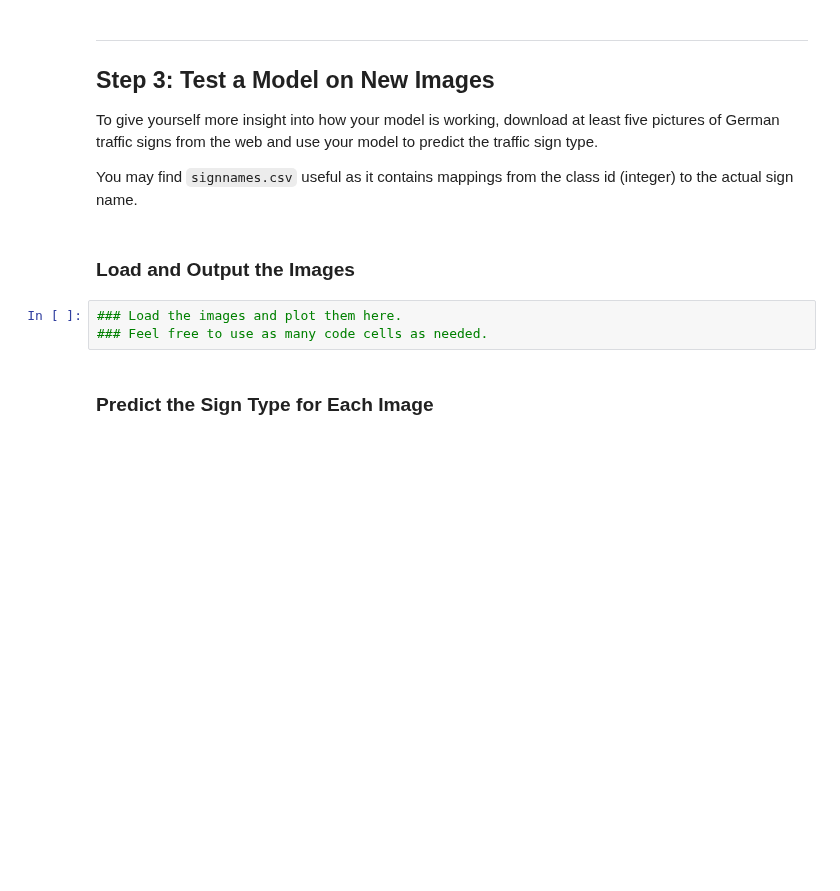
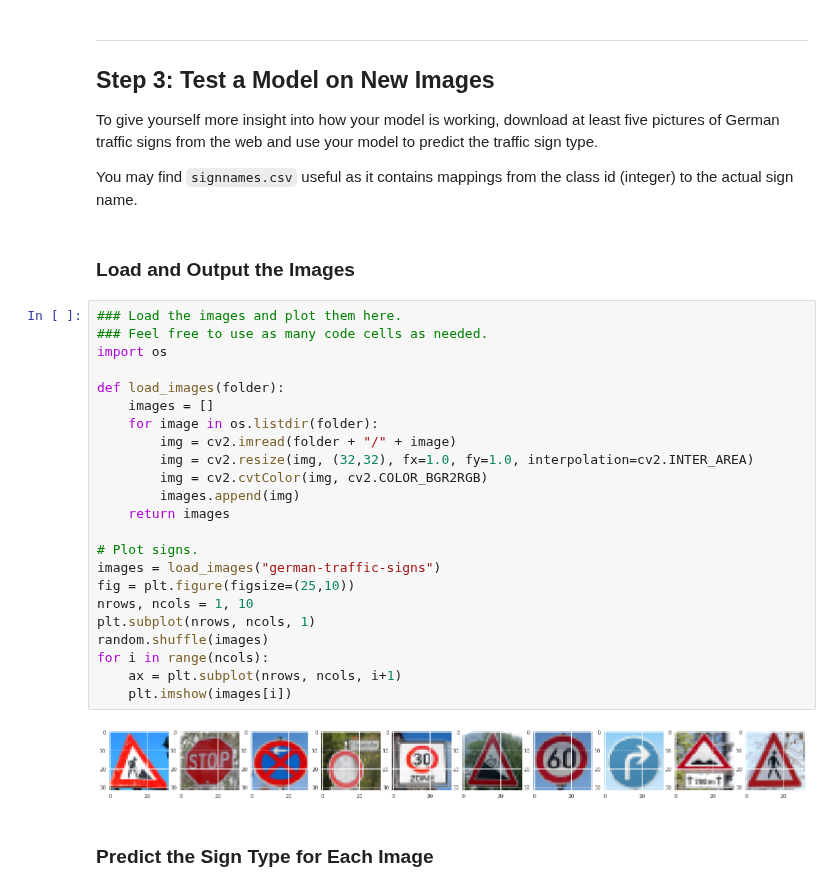
Before and after one commit to adhulipa/CarND-Traffic-Sign-Classifier-Project, a Jupyter notebook: Traffic_Sign_Classifier.ipynb, the cells around one changed output. Drawn from its saved outputs; the diff is of its cells as text; blank space fills up the shorter version.

```diff
--- a/Traffic_Sign_Classifier.ipynb
+++ b/Traffic_Sign_Classifier.ipynb
@@ -818,9 +662,31 @@ To give yourself more insight into how your model is working, download at least
 You may find `signnames.csv` useful as it contains mappings from the class id (integer) to the actual sign name.
 # %% [markdown]
 ### Load and Output the Images
-# %%
-### Load the images and plot them here.
-### Feel free to use as many code cells as needed.
+# %%
+### Load the images and plot them here.
+### Feel free to use as many code cells as needed.
+import os
+
+def load_images(folder):
+    images = []
+    for image in os.listdir(folder):
+        img = cv2.imread(folder + "/" + image)
+        img = cv2.resize(img, (32,32), fx=1.0, fy=1.0, interpolation=cv2.INTER_AREA)
+        img = cv2.cvtColor(img, cv2.COLOR_BGR2RGB)
+        images.append(img)
+    return images
+
+# Plot signs.
+images = load_images("german-traffic-signs")
+fig = plt.figure(figsize=(25,10))
+nrows, ncols = 1, 10
+plt.subplot(nrows, ncols, 1)
+random.shuffle(images)
+for i in range(ncols):
+    ax = plt.subplot(nrows, ncols, i+1)
+    plt.imshow(images[i])
+# %% [output]
+[figure, added]
 # %% [markdown]
 ### Predict the Sign Type for Each Image
 # %%
```
Also changed, not shown: parts of 23 cells of this notebook, 2 other files.
